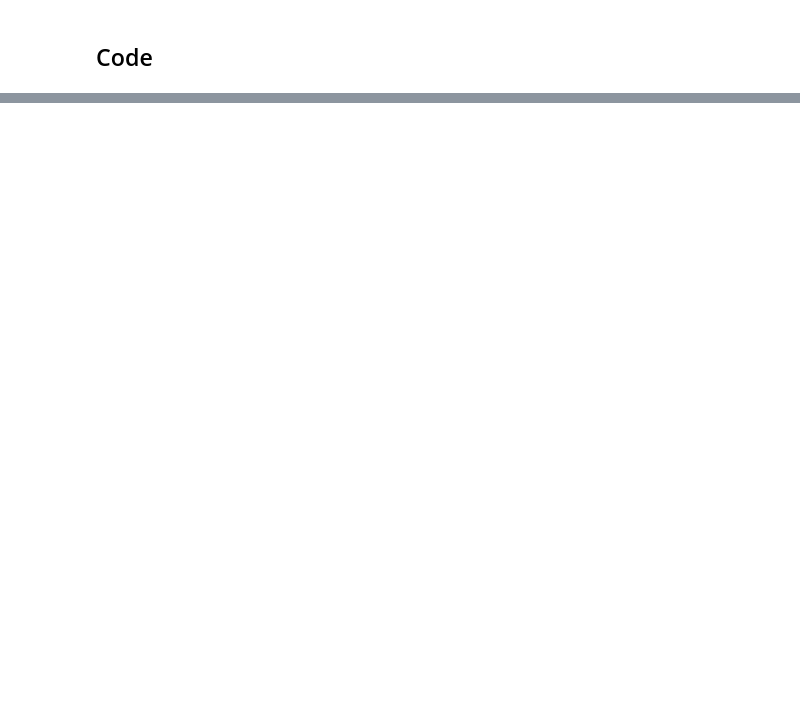
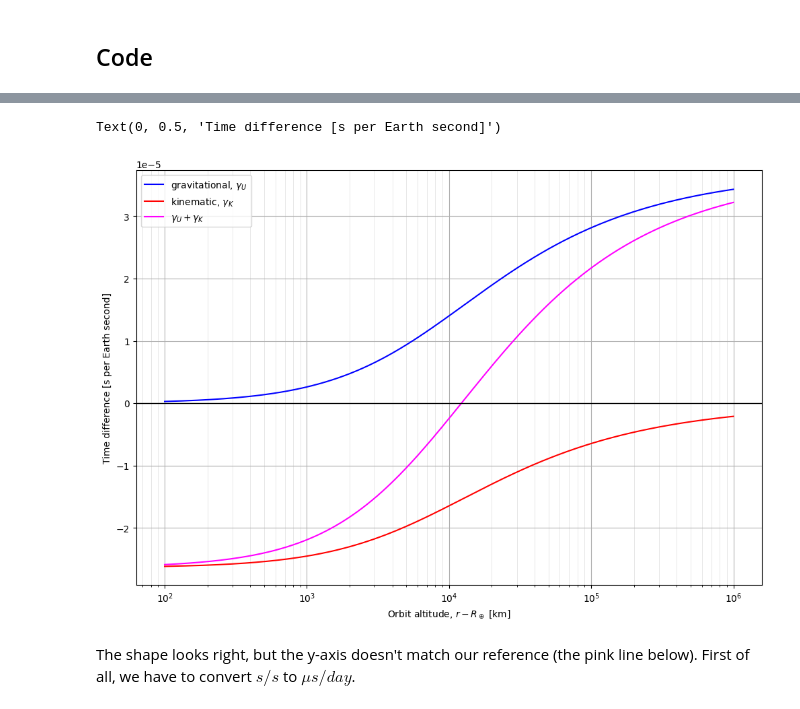
Before and after one commit to philiplinden/spacetime, a Jupyter notebook: learning/notebooks/time_dilation.ipynb, the cells around one changed output, grey strips where cells are left out. Drawn from its saved outputs; the diff is of its cells as text; code cells hidden in the pictures; blank space fills up the shorter version.

```diff
--- a/learning/notebooks/time_dilation.ipynb
+++ b/learning/notebooks/time_dilation.ipynb
@@ -440,0 +588,16 @@ Text(0, 0.5, 'Time Dilation $\\Delta t_E / \\Delta t_c$ [us/day]')
+# %%
+indices = [0, int(len(r)/2), -1]
+precise_c_squared = to_precise(c_squared)
+for index in indices:
+    r_i = r[index]
+    v_e_squared = to_precise(2 * GM_earth / r_i)
+    escape_pct_c = (v_e_squared / precise_c_squared)
+    gamma_u = (1 - escape_pct_c) ** 0.5
+
+    v_squared = to_precise(GM_earth / r_i)
+    v_pct_c = (v_squared / precise_c_squared)
+    gamma_k = (1 - v_pct_c) ** 0.5
+
+    by_hand = from_precise(gamma_u + gamma_k)
+    script = from_precise(precise_total_dilation[index])
+    print(f'{r_i=}\n{script=} {by_hand=}\n')
@@ -440,0 +630,34 @@ Text(0, 0.5, 'Time Dilation $\\Delta t_E / \\Delta t_c$ [us/day]')
+# %%
+ref_potential = GM_earth / earth_radius.to(u.m)
+precise_ref_potential = to_precise(ref_potential)
+ref_grav_dilation = from_precise(gravitational_time_dilation(precise_ref_potential))
+
+ref_speed = w_earth * earth_radius.to(u.m)
+precise_ref_speed = to_precise(ref_speed)
+ref_kine_dilation = 0 #from_precise(kinematic_time_dilation(precise_ref_speed))
+
+rel_grav_dilation = [
+    ref_grav_dilation - from_precise(gamma_u) for gamma_u in precise_grav_dilation
+]
+rel_kinematic_dilation = [
+    ref_kine_dilation - from_precise(gamma_k) for gamma_k in precise_kinematic_dilation
+]
+
+rel_total_dilation = np.sum([
+    rel_grav_dilation,
+    rel_kinematic_dilation,
+    ], axis=0
+)
+
+plot_dilation(
+    altitudes,
+    rel_grav_dilation,
+    rel_kinematic_dilation,
+    rel_total_dilation,
+)
+plt.ylabel(f"Time difference [s per Earth second]")
+# %% [output]
+Text(0, 0.5, 'Time difference [s per Earth second]')
+[figure, added]
+# %% [markdown]
+The shape looks right, but the y-axis doesn't match our reference (the pink line below). First of all, we have to convert $s/s$ to $\mu s/day$.
```
Also changed, not shown: parts of 100 cells of this notebook, 3 other files.
